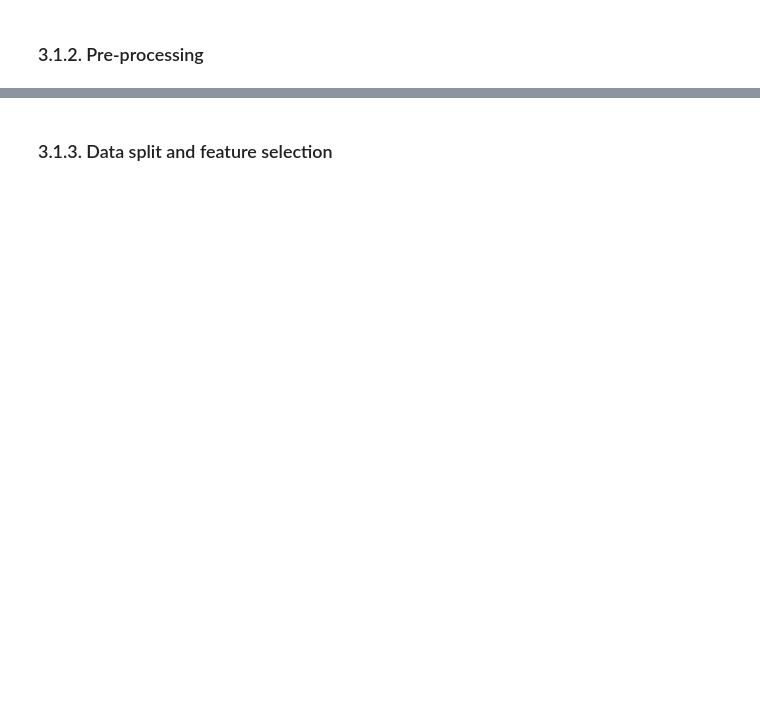
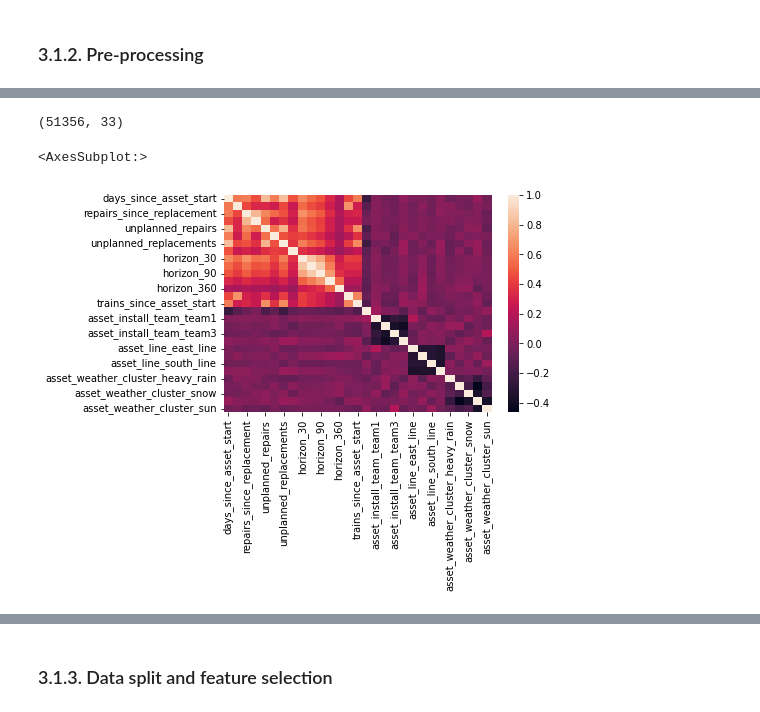
Before and after one commit to diogo-aos/iseg_sml_predictive_maintenance, a Jupyter notebook: predictive_maintenance.ipynb, the cells around one changed output, grey strips where cells are left out. Cells and saved outputs as stored; diff of their text form; code cells hidden in the pictures; blank space fills up the shorter version.

```diff
--- a/predictive_maintenance.ipynb
+++ b/predictive_maintenance.ipynb
@@ -736,4 +1079,5 @@ df.to_pickle(f'created_data_{datetime.datetime.now().strftime("%Y_%m_%d_%H_%M")}
 # %% [markdown]
 #### 3.1.1.2. Load previous creation
 # %%
-df = pd.read_pickle('created_data_2022_05_02_22_50.pkl')
+df = pd.read_pickle('created_data_2022_05_04_00_05.pkl')
+df
@@ -748,0 +1114,2 @@ for horizon in params['horizons']:
+# %%
+df = pd.get_dummies(df, columns=['asset_install_team', 'asset_line', 'asset_weather_cluster'])
@@ -780,3 +1168,12 @@ def binary_balanced_sample(x: pd.DataFrame, target: str, tolerance: float = 0.1)
 # %%
-df_balanced, left_out = binary_balanced_sample(df, 'horizon_30')
+df_balanced, left_out = binary_balanced_sample(df, f'horizon_{horizon}')
+# %%
+df_balanced.shape
+# %% [output]
+(51356, 33)
+# %%
+sns.heatmap(df_balanced.corr())
+# %% [output]
+<AxesSubplot:>
+[figure, added]
 # %%
```
Also changed, not shown: parts of 126 cells of this notebook, 1 other file.
